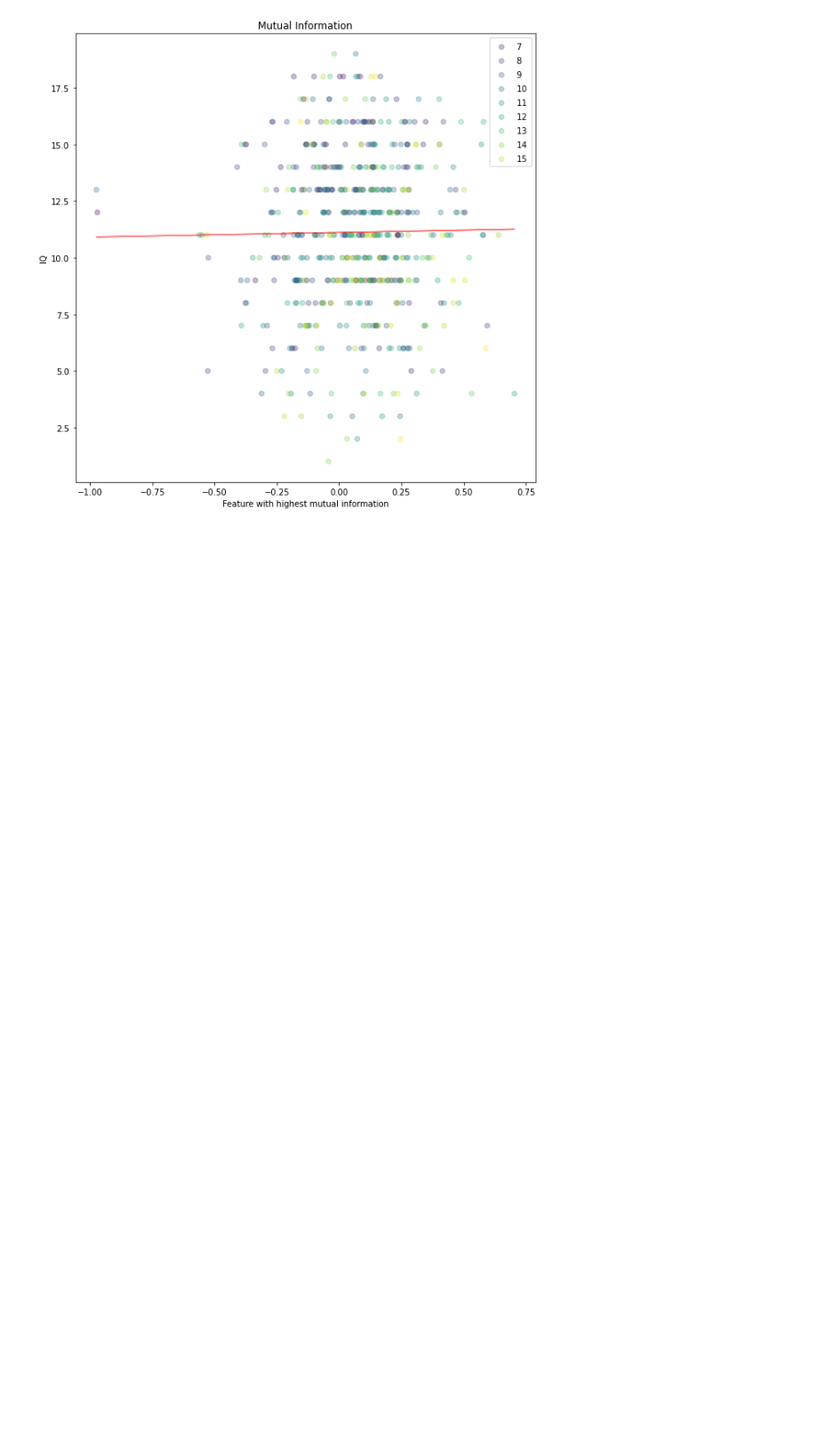
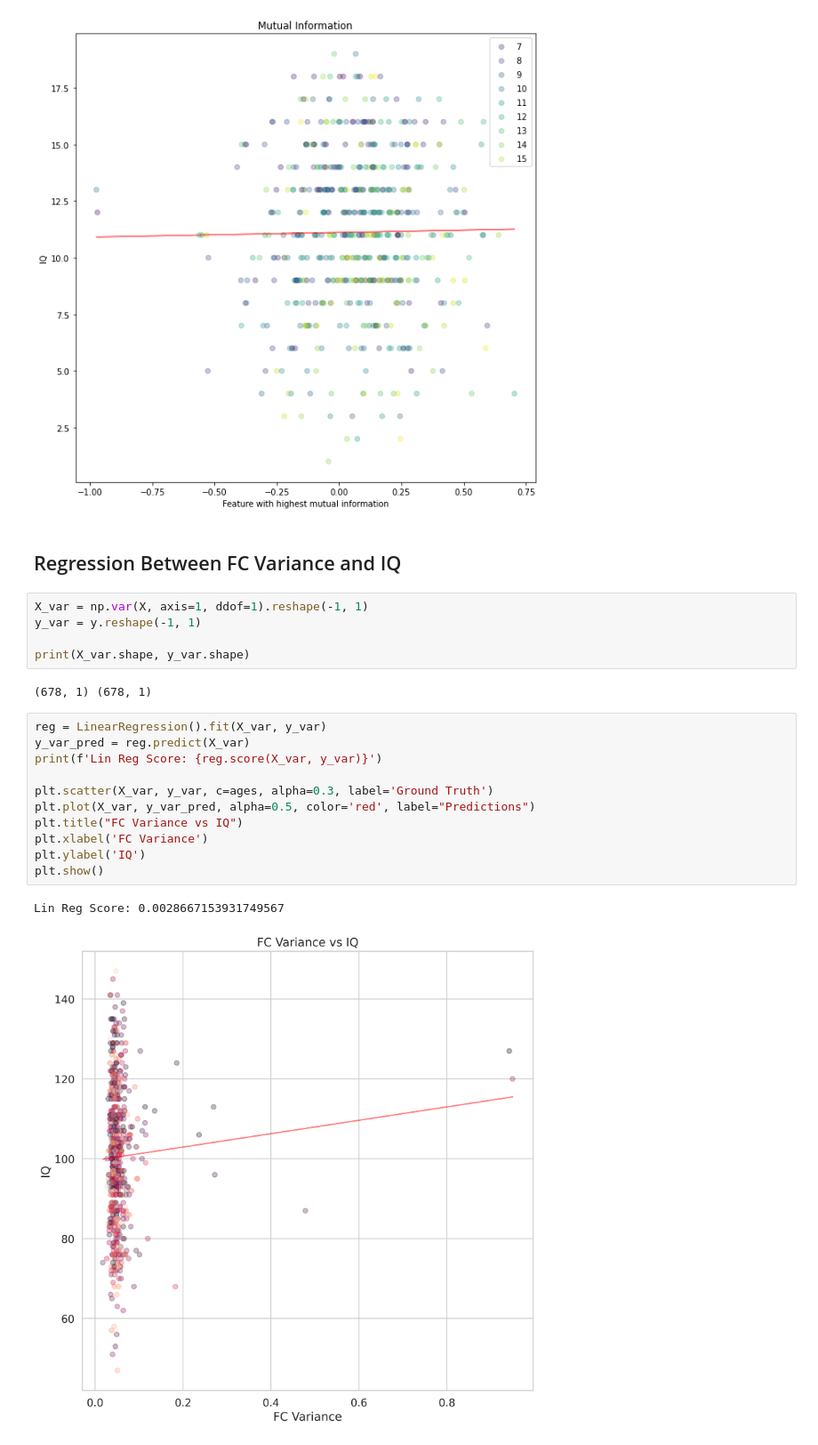
Before and after one commit to Brian-Pho/MSc_Research-Project, a Jupyter notebook: src/Supervised/Linear Models (Data-Driven).ipynb, the cells around one changed output. Shown at 89% size. Saved outputs shown, nothing was run; the diff lists cells and outputs as text; blank space fills up the shorter version.

```diff
--- a/src/Supervised/Linear Models (Data-Driven).ipynb
+++ b/src/Supervised/Linear Models (Data-Driven).ipynb
@@ -188,3 +149,26 @@ plt.legend(*scatter.legend_elements())
 plt.show()
 # %% [output]
 [figure]
+# %% [markdown]
+## Regression Between FC Variance and IQ
+# %%
+X_var = np.var(X, axis=1, ddof=1).reshape(-1, 1)
+y_var = y.reshape(-1, 1)
+
+print(X_var.shape, y_var.shape)
+# %% [output]
+(678, 1) (678, 1)
+# %%
+reg = LinearRegression().fit(X_var, y_var)
+y_var_pred = reg.predict(X_var)
+print(f'Lin Reg Score: {reg.score(X_var, y_var)}')
+
+plt.scatter(X_var, y_var, c=ages, alpha=0.3, label='Ground Truth')
+plt.plot(X_var, y_var_pred, alpha=0.5, color='red', label="Predictions")
+plt.title("FC Variance vs IQ")
+plt.xlabel('FC Variance')
+plt.ylabel('IQ')
+plt.show()
+# %% [output]
+Lin Reg Score: 0.0028667153931749567
+[figure, added]
```
Also changed, not shown: parts of 17 cells of this notebook, 3 other files.
